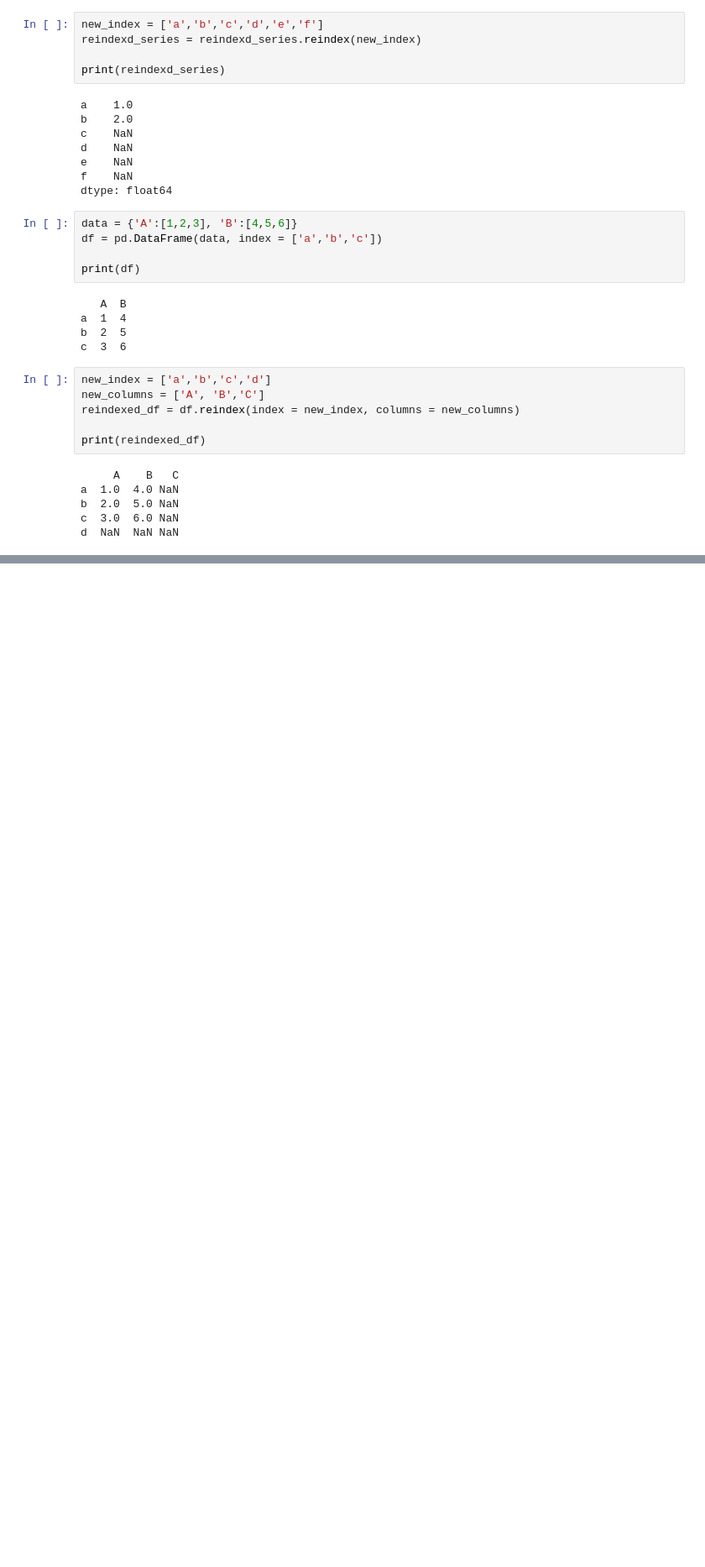
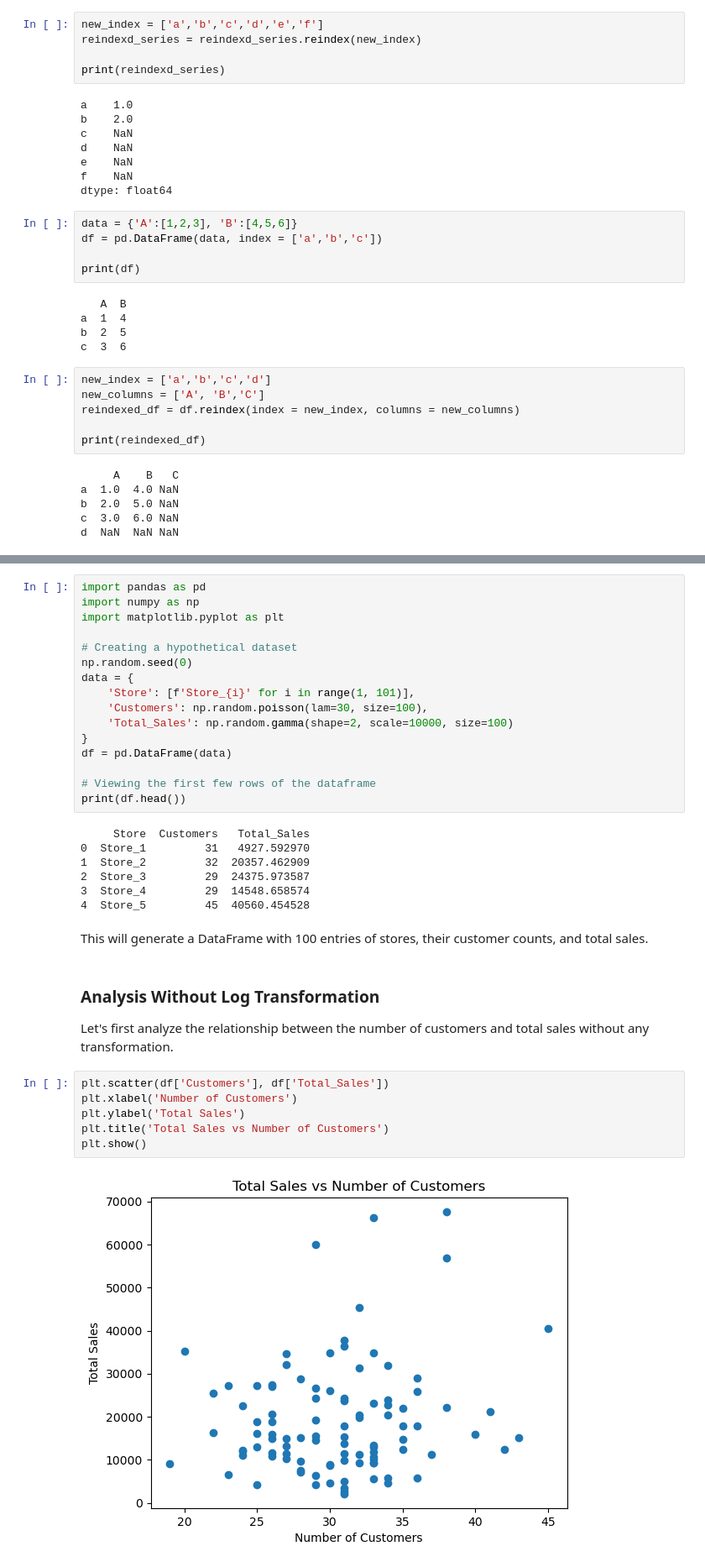
Before and after one commit to q-tong/CS405-605-Data-Science, a Jupyter notebook: Spring2024/Lecture/1.Pandas/example illustration.ipynb, the cells around one changed output, grey strips where cells are left out. Shown at 84% size. Cells and saved outputs as stored; diff of their text form; blank space fills up the shorter version.

```diff
--- a/Spring2024/Lecture/1.Pandas/example illustration.ipynb
+++ b/Spring2024/Lecture/1.Pandas/example illustration.ipynb
@@ -55,0 +59,36 @@ d  NaN  NaN NaN
+# %%
+import pandas as pd
+import numpy as np
+import matplotlib.pyplot as plt
+
+# Creating a hypothetical dataset
+np.random.seed(0)
+data = {
+    'Store': [f'Store_{i}' for i in range(1, 101)],
+    'Customers': np.random.poisson(lam=30, size=100),
+    'Total_Sales': np.random.gamma(shape=2, scale=10000, size=100)
+}
+df = pd.DataFrame(data)
+
+# Viewing the first few rows of the dataframe
+print(df.head())
+# %% [output]
+     Store  Customers   Total_Sales
+0  Store_1         31   4927.592970
+1  Store_2         32  20357.462909
+2  Store_3         29  24375.973587
+3  Store_4         29  14548.658574
+4  Store_5         45  40560.454528
+# %% [markdown]
+This will generate a DataFrame with 100 entries of stores, their customer counts, and total sales.
+# %% [markdown]
+### Analysis Without Log Transformation
+Let's first analyze the relationship between the number of customers and total sales without any transformation.
+# %%
+plt.scatter(df['Customers'], df['Total_Sales'])
+plt.xlabel('Number of Customers')
+plt.ylabel('Total Sales')
+plt.title('Total Sales vs Number of Customers')
+plt.show()
+# %% [output]
+[figure, added]
```
Also changed, not shown: parts of 9 cells of this notebook, 5 other files.
